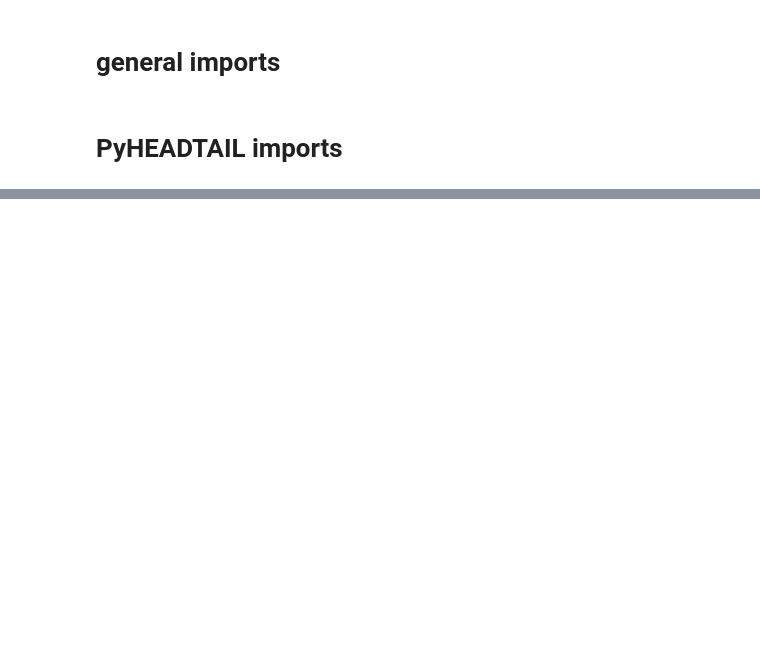
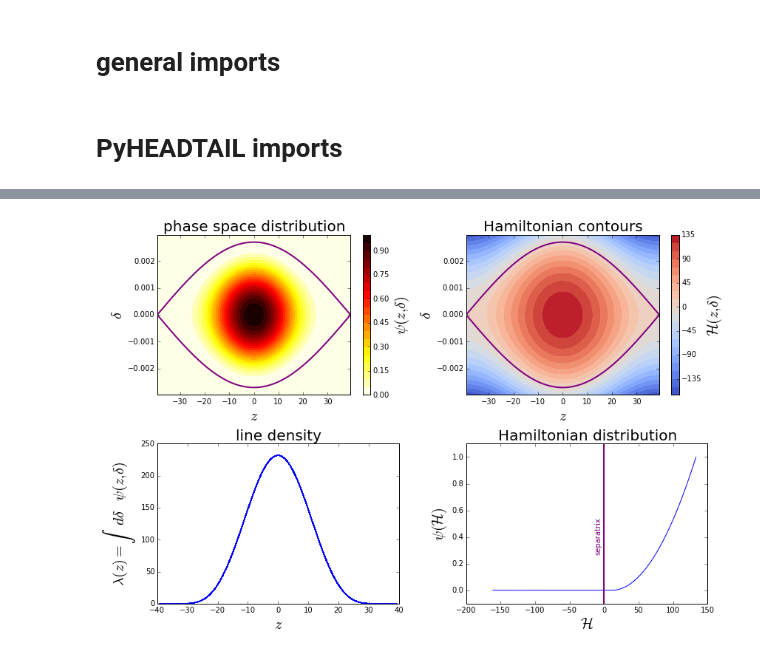
Before and after one commit to PyCOMPLETE/PyHEADTAIL-playground, a Jupyter notebook: RFBucket_Matching.ipynb, the cells around one changed output, grey strips where cells are left out. Cells and saved outputs as stored; diff of their text form; code cells hidden in the pictures; blank space fills up the shorter version.

```diff
--- a/RFBucket_Matching.ipynb
+++ b/RFBucket_Matching.ipynb
@@ -427,0 +262,6 @@ z, dp, _, _ = rfb_matcher.generate(int(1e5), cutting_margin=1e-15)
+# %%
+from PyHEADTAIL.particles.rfbucket_matching import QGaussianDistribution
+
+plot(QGaussianDistribution, H0=122.135628109);
+# %% [output]
+[figure, added]
```
Also changed, not shown: parts of 110 cells of this notebook.
